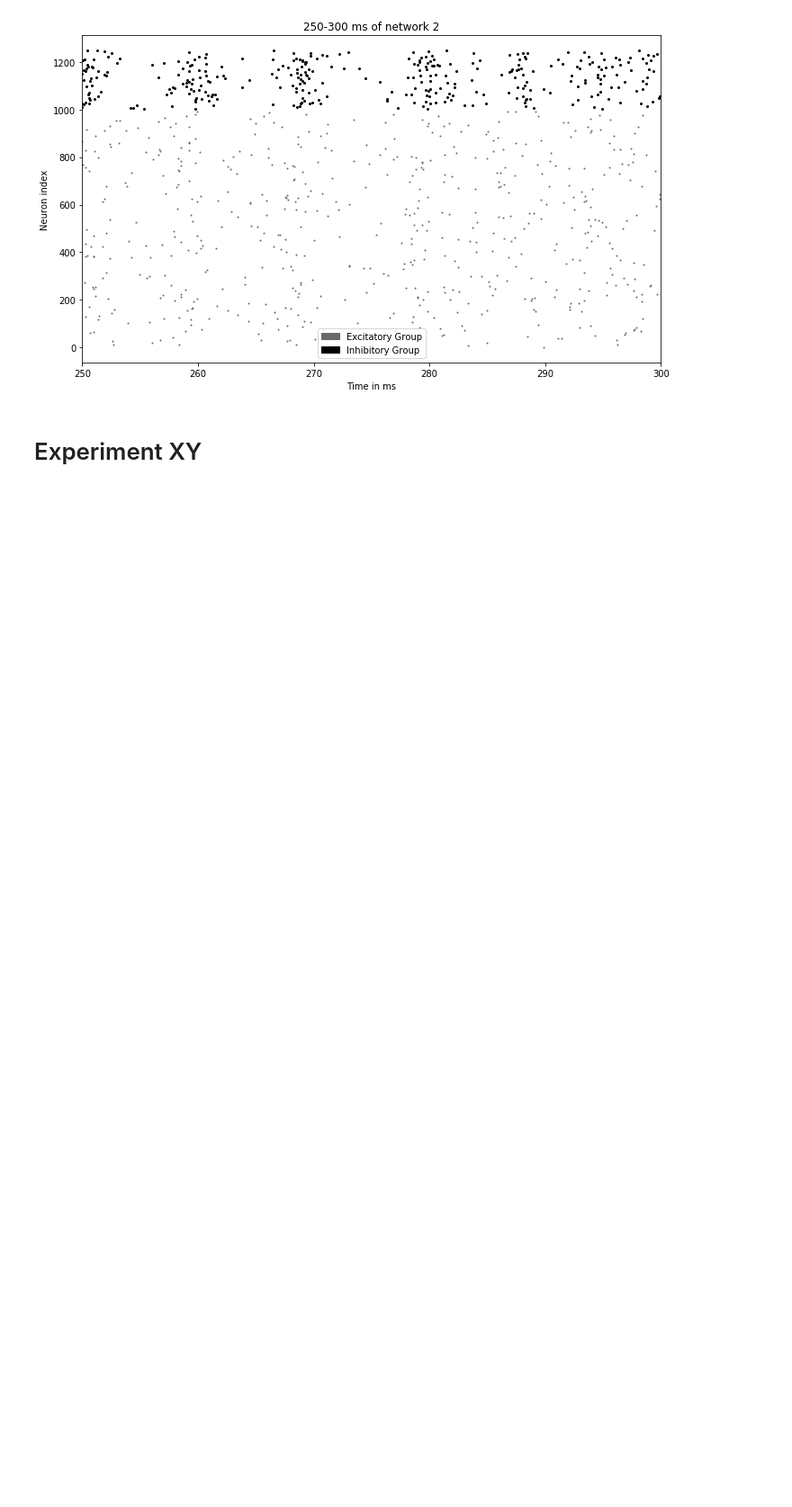
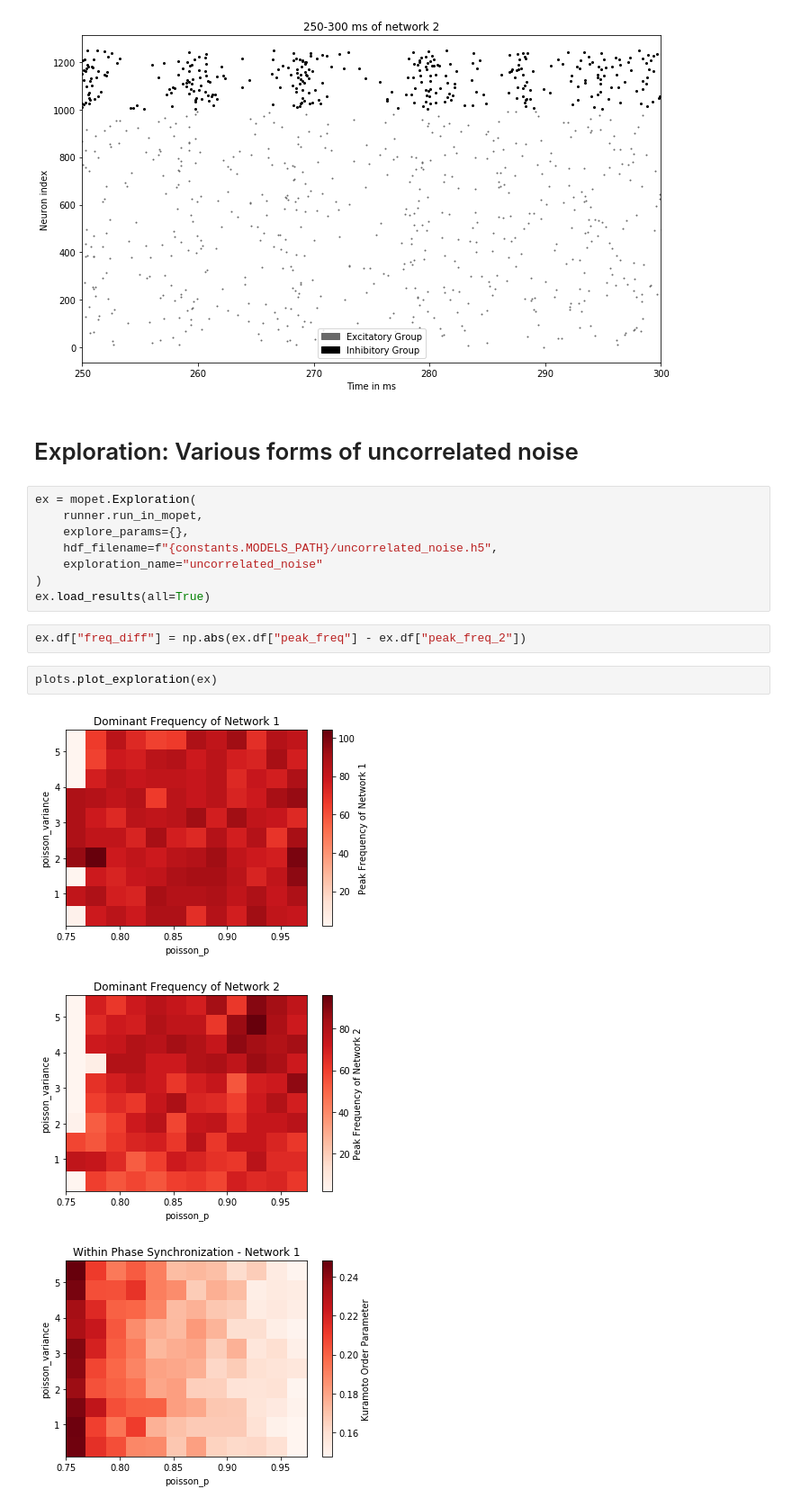
Before and after one commit to ChristophMetzner/Synchronization-by-Uncorrelated-Noise, a Jupyter notebook: notebooks/coupled_network_exploration.ipynb, the cells around one changed output. Shown at 90% size. Saved outputs shown, nothing was run; the diff lists cells and outputs as text; blank space fills up the shorter version.

```diff
--- a/notebooks/coupled_network_exploration.ipynb
+++ b/notebooks/coupled_network_exploration.ipynb
@@ -53,5 +53,21 @@ plots.plot_results(ex.results[300])
 [figure]
 [figure]
 [figure]
-# %% [markdown]
-# Experiment XY
+# %% [markdown]
+# Exploration: Various forms of uncorrelated noise
+# %%
+ex = mopet.Exploration(
+    runner.run_in_mopet,
+    explore_params={},
+    hdf_filename=f"{constants.MODELS_PATH}/uncorrelated_noise.h5",
+    exploration_name="uncorrelated_noise"
+)
+ex.load_results(all=True)
+# %%
+ex.df["freq_diff"] = np.abs(ex.df["peak_freq"] - ex.df["peak_freq_2"])
+# %%
+plots.plot_exploration(ex)
+# %% [output]
+[figure, added]
+[figure, added]
+[figure, added]
```
Also changed, not shown: parts of 2 cells of this notebook, 3 other files.
